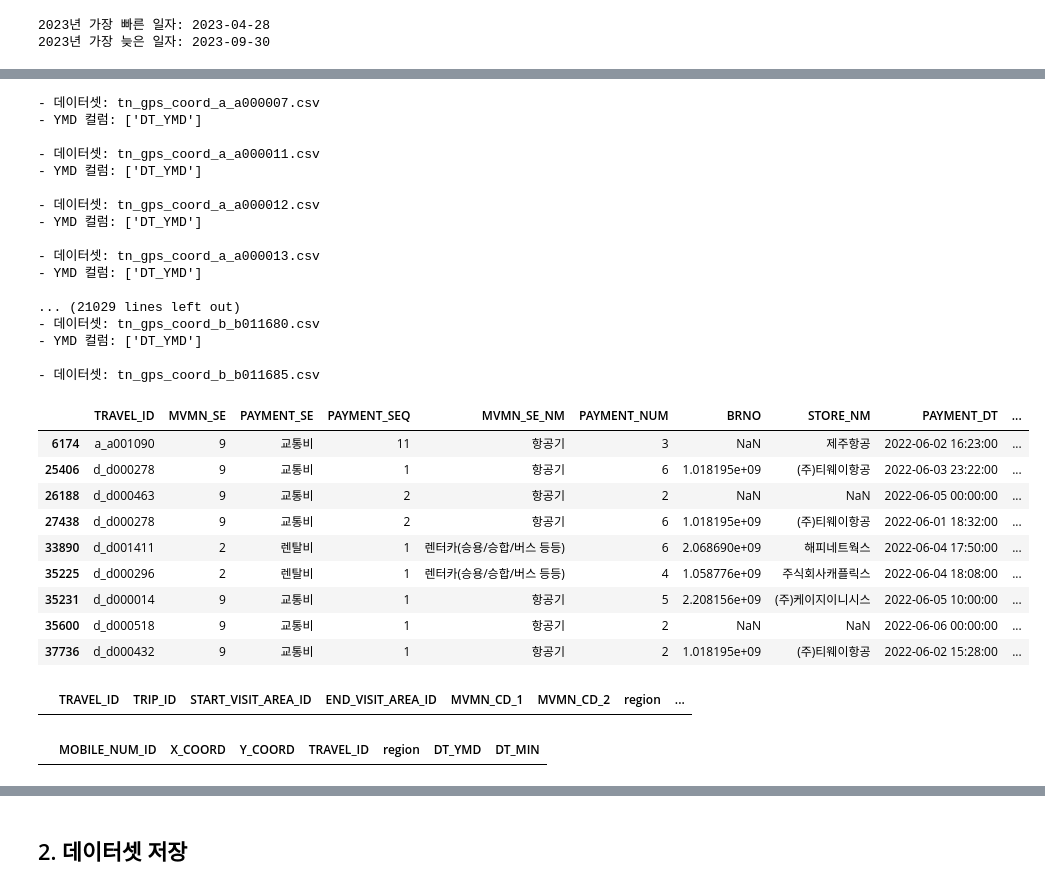
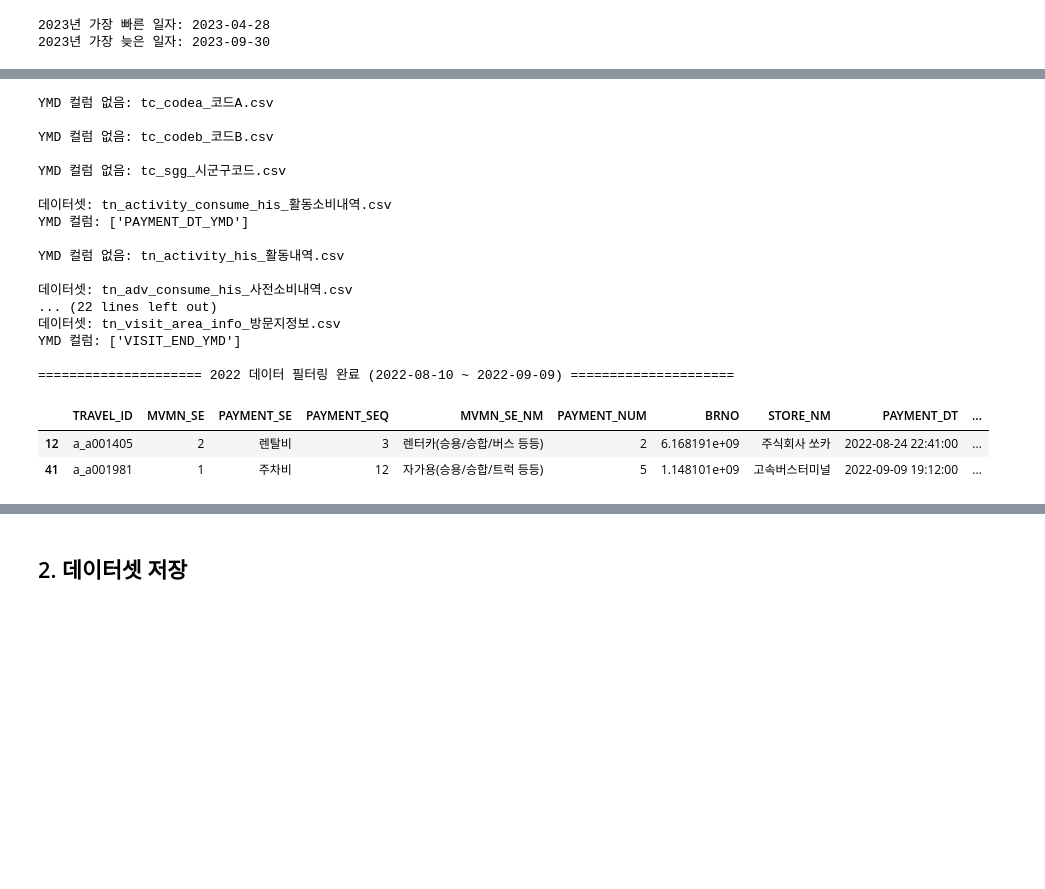
Before and after one commit to DencingParty/travel-data-engineering, a Jupyter notebook: one_week_data_for_test.ipynb, the cells around one changed output, grey strips where cells are left out. Saved outputs shown, nothing was run; the diff lists cells and outputs as text; code cells hidden in the pictures; blank space fills up the shorter version.

```diff
--- a/one_week_data_for_test.ipynb
+++ b/one_week_data_for_test.ipynb
@@ -228,21 +220,0 @@ def filter_by_date(dir1="aihub", dir2="2022", start_date="2022-06-01", end_date=
-# %%
-# 2022년 데이터셋 combine
-filtered_dfs_22, filtered_gps_dfs_22 = filter_by_date("aihub", "2022", "2022-06-01")
-# %% [output]
-- 데이터셋: tn_gps_coord_a_a000007.csv
-- YMD 컬럼: ['DT_YMD']
-
-- 데이터셋: tn_gps_coord_a_a000011.csv
-- YMD 컬럼: ['DT_YMD']
-
-- 데이터셋: tn_gps_coord_a_a000012.csv
-- YMD 컬럼: ['DT_YMD']
-
-- 데이터셋: tn_gps_coord_a_a000013.csv
-- YMD 컬럼: ['DT_YMD']
-
-... (21029 lines left out)
-- 데이터셋: tn_gps_coord_b_b011680.csv
-- YMD 컬럼: ['DT_YMD']
-
-- 데이터셋: tn_gps_coord_b_b011685.csv
@@ -252,23 +229,26 @@ filtered_dfs_22, filtered_gps_dfs_22 = filter_by_date("aihub", "2022", "2022-06-
+# %%
+filtered_dfs_22 = filter_by_date_region("aihub", "2022", "2022-08-10", "2022-09-09")
+# %% [output]
+YMD 컬럼 없음: tc_codea_코드A.csv
+
+YMD 컬럼 없음: tc_codeb_코드B.csv
+
+YMD 컬럼 없음: tc_sgg_시군구코드.csv
+
+데이터셋: tn_activity_consume_his_활동소비내역.csv
+YMD 컬럼: ['PAYMENT_DT_YMD']
+
+YMD 컬럼 없음: tn_activity_his_활동내역.csv
+
+데이터셋: tn_adv_consume_his_사전소비내역.csv
+... (22 lines left out)
+데이터셋: tn_visit_area_info_방문지정보.csv
+YMD 컬럼: ['VISIT_END_YMD']
+
+===================== 2022 데이터 필터링 완료 (2022-08-10 ~ 2022-09-09) =====================
 # %%
-filtered_dfs_22["tn_mvmn_consume_his_이동수단소비내역"]
+filtered_dfs_22["tn_mvmn_consume_his_이동수단소비내역"].head(2)
 # %% [output]
 |  | TRAVEL_ID | MVMN_SE | PAYMENT_SE | PAYMENT_SEQ | MVMN_SE_NM | PAYMENT_NUM | BRNO | STORE_NM | PAYMENT_DT | ... |
-| 6174 | a_a001090 | 9 | 교통비 | 11 | 항공기 | 3 | NaN | 제주항공 | 2022-06-02 16:23:00 | ... |
-| 25406 | d_d000278 | 9 | 교통비 | 1 | 항공기 | 6 | 1.018195e+09 | (주)티웨이항공 | 2022-06-03 23:22:00 | ... |
-| 26188 | d_d000463 | 9 | 교통비 | 2 | 항공기 | 2 | NaN | NaN | 2022-06-05 00:00:00 | ... |
-| 27438 | d_d000278 | 9 | 교통비 | 2 | 항공기 | 6 | 1.018195e+09 | (주)티웨이항공 | 2022-06-01 18:32:00 | ... |
-| 33890 | d_d001411 | 2 | 렌탈비 | 1 | 렌터카(승용/승합/버스 등등) | 6 | 2.068690e+09 | 해피네트웍스 | 2022-06-04 17:50:00 | ... |
-| 35225 | d_d000296 | 2 | 렌탈비 | 1 | 렌터카(승용/승합/버스 등등) | 4 | 1.058776e+09 | 주식회사캐플릭스 | 2022-06-04 18:08:00 | ... |
-| 35231 | d_d000014 | 9 | 교통비 | 1 | 항공기 | 5 | 2.208156e+09 | (주)케이지이니시스 | 2022-06-05 10:00:00 | ... |
-| 35600 | d_d000518 | 9 | 교통비 | 1 | 항공기 | 2 | NaN | NaN | 2022-06-06 00:00:00 | ... |
-| 37736 | d_d000432 | 9 | 교통비 | 1 | 항공기 | 2 | 1.018195e+09 | (주)티웨이항공 | 2022-06-02 15:28:00 | ... |
+| 12 | a_a001405 | 2 | 렌탈비 | 3 | 렌터카(승용/승합/버스 등등) | 2 | 6.168191e+09 | 주식회사 쏘카 | 2022-08-24 22:41:00 | ... |
+| 41 | a_a001981 | 1 | 주차비 | 12 | 자가용(승용/승합/트럭 등등) | 5 | 1.148101e+09 | 고속버스터미널 | 2022-09-09 19:12:00 | ... |
-# %%
-# 8월부터 데이터 들어가있어서 필터링 안됨
-filtered_dfs_22["tn_move_his_이동내역"]
-# %% [output]
-|  | TRAVEL_ID | TRIP_ID | START_VISIT_AREA_ID | END_VISIT_AREA_ID | MVMN_CD_1 | MVMN_CD_2 | region | ... |
-# %%
-# 8월부터 데이터 들어가있어서 필터링 안됨
-filtered_gps_dfs_22["tn_gps_coord_a_a000007"]
-# %% [output]
-|  | MOBILE_NUM_ID | X_COORD | Y_COORD | TRAVEL_ID | region | DT_YMD | DT_MIN |
```
Also changed, not shown: parts of 16 cells of this notebook, 2 other files.
